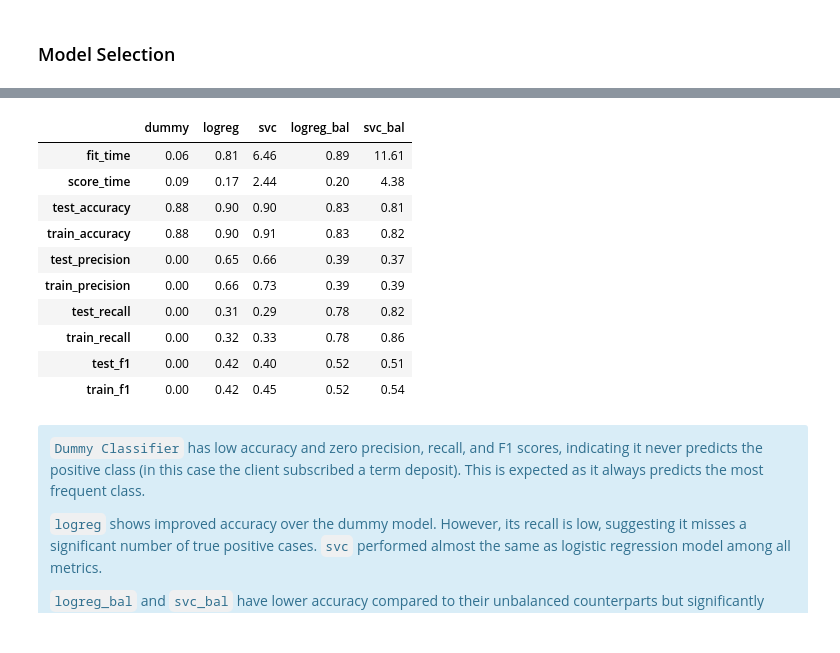
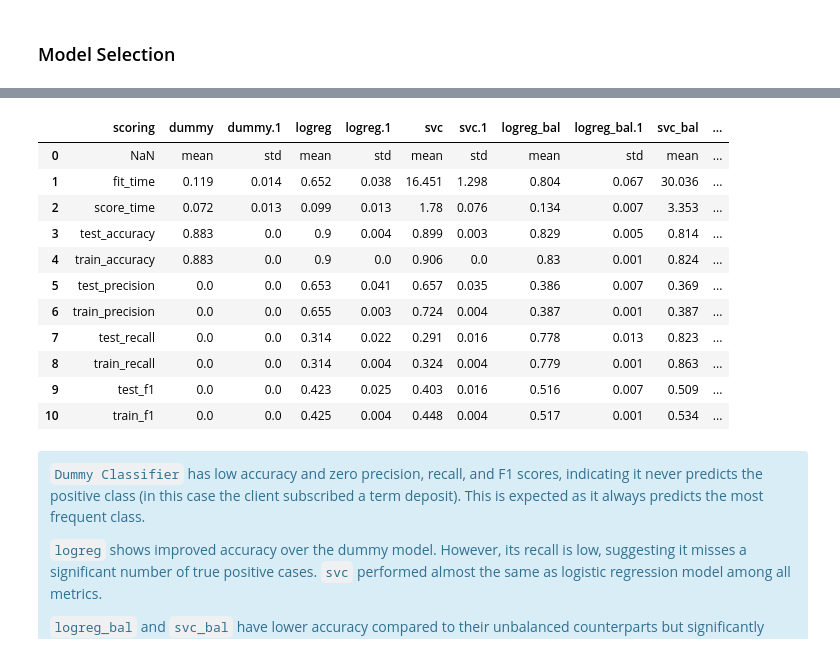
Before and after one commit to UBC-MDS/dsci_522_group_8_bank_marketing_project, a Jupyter notebook: notebooks/bank_analysis.ipynb, the cells around one changed output, grey strips where cells are left out. Drawn from its saved outputs; the diff is of its cells as text; code cells hidden in the pictures.

Commit message:
Removed model creation from notebook

```diff
--- a/notebooks/bank_analysis.ipynb
+++ b/notebooks/bank_analysis.ipynb
@@ -235,30 +115,20 @@ cross_val_results['svc_bal']
 # %%
-# Compare the average scores of all the models
-pd.concat(
-    cross_val_results,
-    axis='columns'
-).xs(
-    'mean',
-    axis='columns',
-
-    level=1
-).style.format(
-    precision=2
-).background_gradient(
-    axis=None
-)
+scoring_df=pd.read_csv("../results/metrics/model_selection_scores.csv")
+scoring_df = scoring_df.rename(columns={'Unnamed: 0': 'scoring'})
+scoring_df
 # %% [output]
-|  | dummy | logreg | svc | logreg_bal | svc_bal |
-| fit_time | 0.06 | 0.81 | 6.46 | 0.89 | 11.61 |
-| score_time | 0.09 | 0.17 | 2.44 | 0.20 | 4.38 |
-| test_accuracy | 0.88 | 0.90 | 0.90 | 0.83 | 0.81 |
-| train_accuracy | 0.88 | 0.90 | 0.91 | 0.83 | 0.82 |
-| test_precision | 0.00 | 0.65 | 0.66 | 0.39 | 0.37 |
-| train_precision | 0.00 | 0.66 | 0.73 | 0.39 | 0.39 |
-| test_recall | 0.00 | 0.31 | 0.29 | 0.78 | 0.82 |
-| train_recall | 0.00 | 0.32 | 0.33 | 0.78 | 0.86 |
-| test_f1 | 0.00 | 0.42 | 0.40 | 0.52 | 0.51 |
-| train_f1 | 0.00 | 0.42 | 0.45 | 0.52 | 0.54 |
+|  | scoring | dummy | dummy.1 | logreg | logreg.1 | svc | svc.1 | logreg_bal | logreg_bal.1 | svc_bal | ... |
+| 0 | NaN | mean | std | mean | std | mean | std | mean | std | mean | ... |
+| 1 | fit_time | 0.119 | 0.014 | 0.652 | 0.038 | 16.451 | 1.298 | 0.804 | 0.067 | 30.036 | ... |
+| 2 | score_time | 0.072 | 0.013 | 0.099 | 0.013 | 1.78 | 0.076 | 0.134 | 0.007 | 3.353 | ... |
+| 3 | test_accuracy | 0.883 | 0.0 | 0.9 | 0.004 | 0.899 | 0.003 | 0.829 | 0.005 | 0.814 | ... |
+| 4 | train_accuracy | 0.883 | 0.0 | 0.9 | 0.0 | 0.906 | 0.0 | 0.83 | 0.001 | 0.824 | ... |
+| 5 | test_precision | 0.0 | 0.0 | 0.653 | 0.041 | 0.657 | 0.035 | 0.386 | 0.007 | 0.369 | ... |
+| 6 | train_precision | 0.0 | 0.0 | 0.655 | 0.003 | 0.724 | 0.004 | 0.387 | 0.001 | 0.387 | ... |
+| 7 | test_recall | 0.0 | 0.0 | 0.314 | 0.022 | 0.291 | 0.016 | 0.778 | 0.013 | 0.823 | ... |
+| 8 | train_recall | 0.0 | 0.0 | 0.314 | 0.004 | 0.324 | 0.004 | 0.779 | 0.001 | 0.863 | ... |
+| 9 | test_f1 | 0.0 | 0.0 | 0.423 | 0.025 | 0.403 | 0.016 | 0.516 | 0.007 | 0.509 | ... |
+| 10 | train_f1 | 0.0 | 0.0 | 0.425 | 0.004 | 0.448 | 0.004 | 0.517 | 0.001 | 0.534 | ... |
 # %% [markdown]
 <div class="alert alert-info">
 
```
Also changed, not shown: parts of 5 cells of this notebook.
